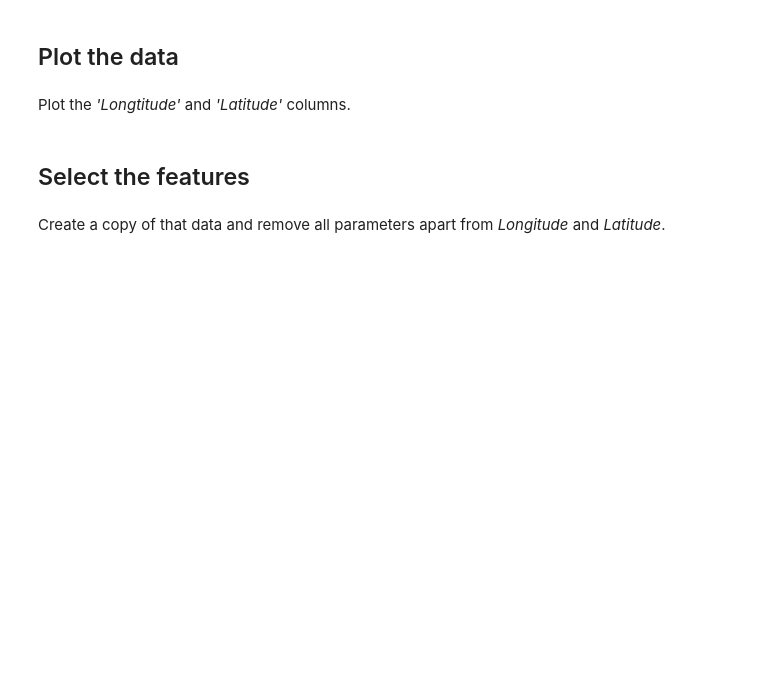
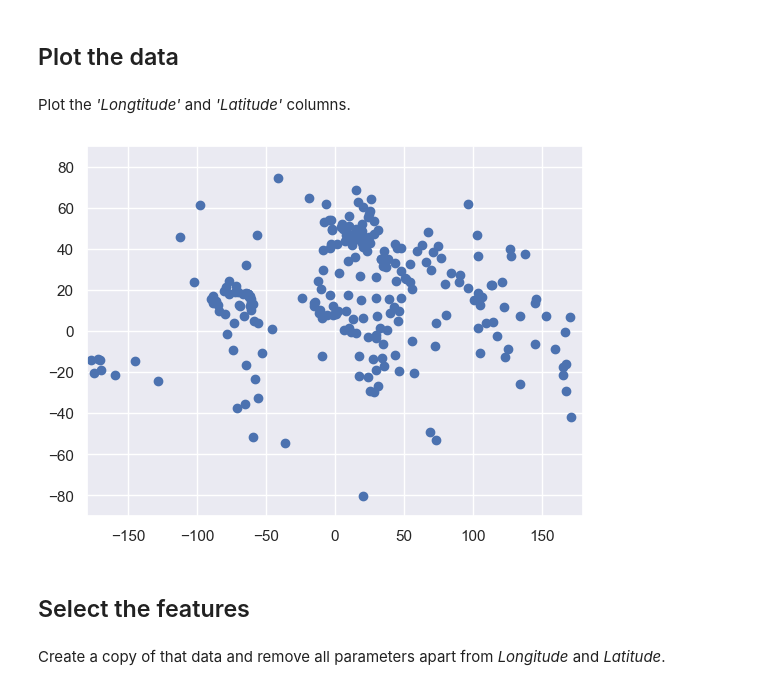
Before and after one commit to J-M-Bell/DataScienceBootcamp, a Jupyter notebook: Advanced Statistical Methods Exercises /Cluster Analysis/SimpleClusteringExampleExercise.ipynb, the cells around one changed output. Cells and saved outputs as stored; diff of their text form; code cells hidden in the pictures; blank space fills up the shorter version.

```diff
--- a/Advanced Statistical Methods Exercises /Cluster Analysis/SimpleClusteringExampleExercise.ipynb
+++ b/Advanced Statistical Methods Exercises /Cluster Analysis/SimpleClusteringExampleExercise.ipynb
@@ -42,6 +42,13 @@ data
 ## Plot the data
 # %% [markdown]
 Plot the <i>'Longtitude'</i> and <i>'Latitude'</i> columns.
+# %%
+plt.scatter(data['Longitude'], data['Latitude'])
+plt.xlim(-180, 180)
+plt.ylim(-90, 90)
+plt.show()
+# %% [output]
+[figure, added]
 # %% [markdown]
 ## Select the features
 # %% [markdown]
```
Also changed, not shown: parts of 6 cells of this notebook.
